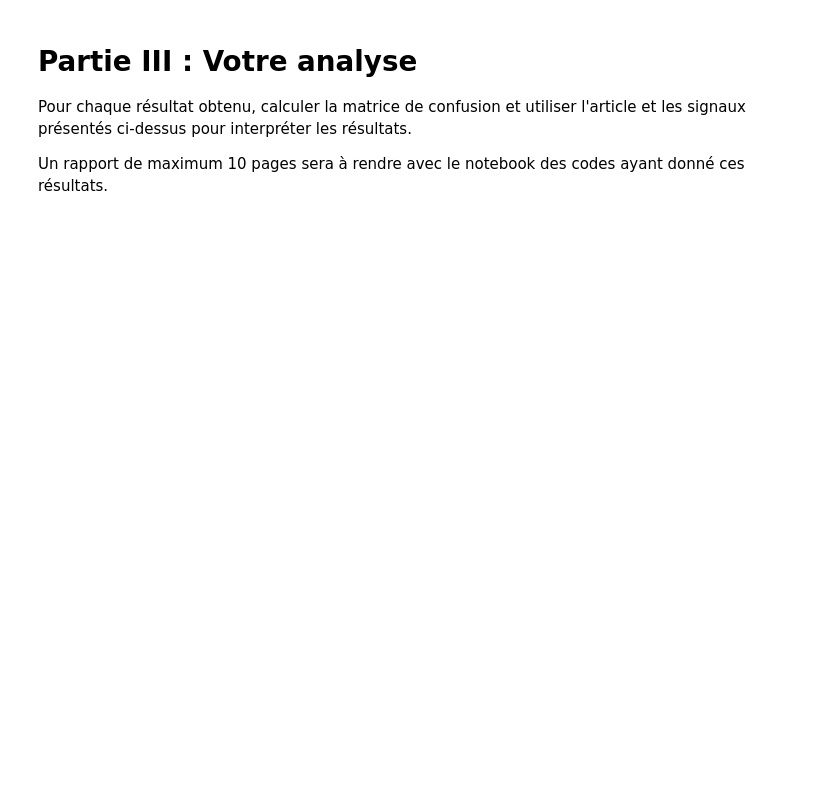
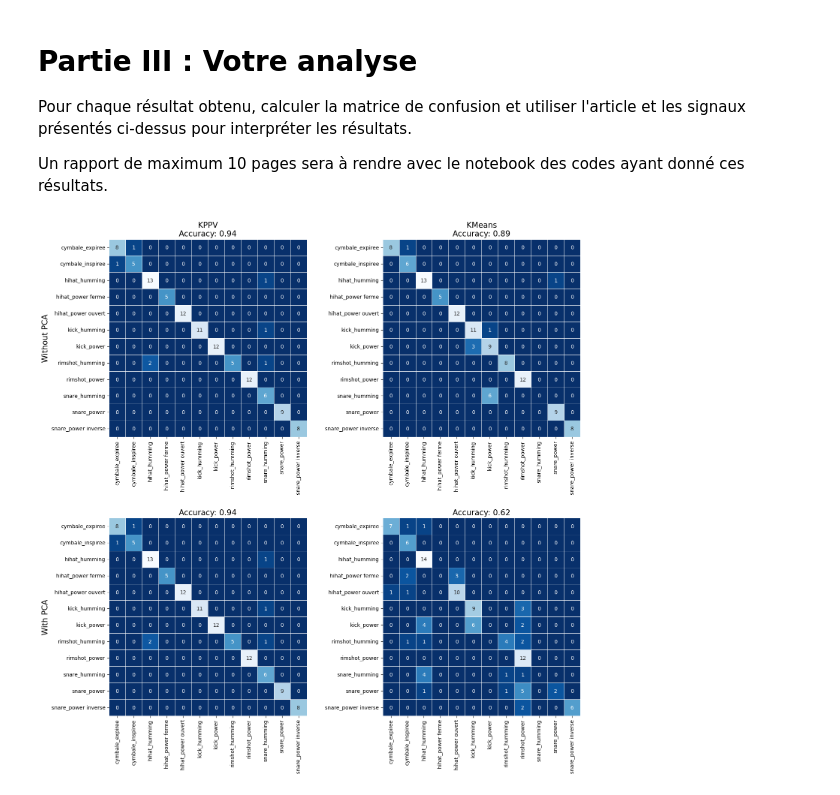
Before and after one commit to HDwayne/Projet_BeatBox, a Jupyter notebook: ProjetBeatbox.ipynb, the cells around one changed output. Cells and saved outputs as stored; diff of their text form; code cells hidden in the pictures; blank space fills up the shorter version.

```diff
--- a/ProjetBeatbox.ipynb
+++ b/ProjetBeatbox.ipynb
@@ -286,3 +295,34 @@ Réaliser une ACP sur l'ensemble des données et indiquer quelle est la méthode
 Pour chaque résultat obtenu, calculer la matrice de confusion et utiliser l'article et les signaux présentés ci-dessus pour interpréter les résultats.
 
 Un rapport de maximum 10 pages sera à rendre avec le notebook des codes ayant donné ces résultats.
+# %%
+# Create a figure with 2 rows and 2 columns
+fig, axes = plt.subplots(2, 2, figsize=(15, 15))
+
+# Set custom labels for each subplot
+col = ['KPPV', 'KMeans']
+row = ['Without PCA', 'With PCA']
+
+# Data for confusion matrices and accuracy scores (replace with your data)
+confusion_matrices = [cm_kppv, cm_kmeans, cm_kppv_pca, cm_kmeans_pca]
+accuracy_scores = [accuracy_kppv, accuracy_kmeans, accuracy_kppv_pca, accuracy_kmeans_pca]
+
+for i in range(2):
+    for j in range(2):
+        ax = axes[i, j]
+        sns.heatmap(confusion_matrices[i * 2 + j], annot=True, linewidths=.5, square=True, cmap='Blues_r', xticklabels=Nomlabel, yticklabels=Nomlabel, cbar=False, ax=ax)
+        title = ""
+        if j == 0:
+            ax.set_ylabel(row[i], size=15)
+        if i == 0:
+            title = col[j]
+        title += f'\nAccuracy: {accuracy_scores[i * 2 + j]:.2f}'
+        ax.set_title(title, size=15)
+
+# Add spacing between subplots and adjust layout
+plt.tight_layout()
+
+# Show the plot
+plt.show()
+# %% [output]
+[figure, added]
```
Also changed, not shown: parts of 14 cells of this notebook.
